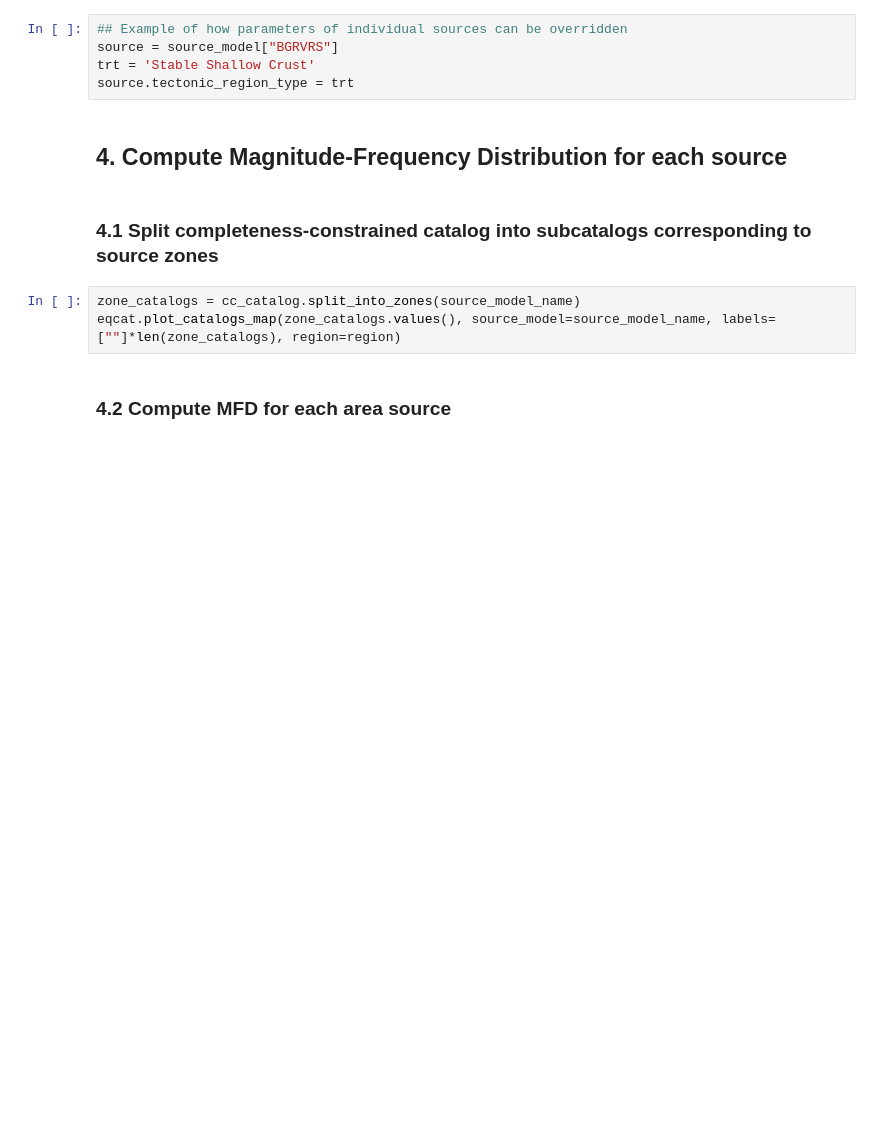
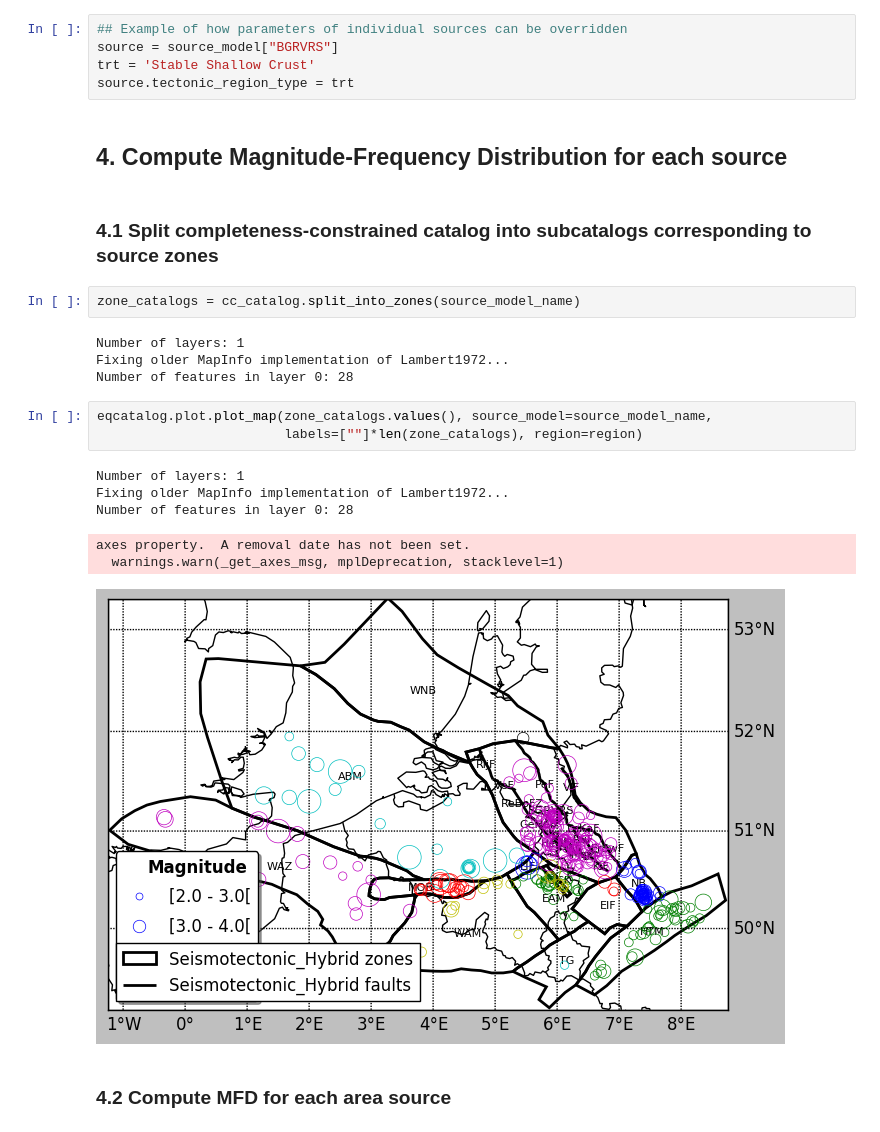
Before and after one commit to ROB-Seismology/rshalib, a Jupyter notebook: notebooks/rshalib_example.ipynb, the cells around one changed output. Drawn from its saved outputs; the diff is of its cells as text; blank space fills up the shorter version.

```diff
--- a/notebooks/rshalib_example.ipynb
+++ b/notebooks/rshalib_example.ipynb
@@ -158,9 +266,22 @@ source.tectonic_region_type = trt
 ## 4. Compute Magnitude-Frequency Distribution for each source
 # %% [markdown]
 ### 4.1 Split completeness-constrained catalog into subcatalogs corresponding to source zones
+# %%
+zone_catalogs = cc_catalog.split_into_zones(source_model_name)
+# %% [output]
+Number of layers: 1
+Fixing older MapInfo implementation of Lambert1972...
+Number of features in layer 0: 28
 # %%
-zone_catalogs = cc_catalog.split_into_zones(source_model_name)
-eqcat.plot_catalogs_map(zone_catalogs.values(), source_model=source_model_name, labels=[""]*len(zone_catalogs), region=region)
+eqcatalog.plot.plot_map(zone_catalogs.values(), source_model=source_model_name,
+                        labels=[""]*len(zone_catalogs), region=region)
+# %% [output]
+Number of layers: 1
+Fixing older MapInfo implementation of Lambert1972...
+Number of features in layer 0: 28
+axes property.  A removal date has not been set.
+  warnings.warn(_get_axes_msg, mplDeprecation, stacklevel=1)
+[figure, added]
 # %% [markdown]
 ### 4.2 Compute MFD for each area source
 # %%
```
Also changed, not shown: parts of 23 cells of this notebook.
